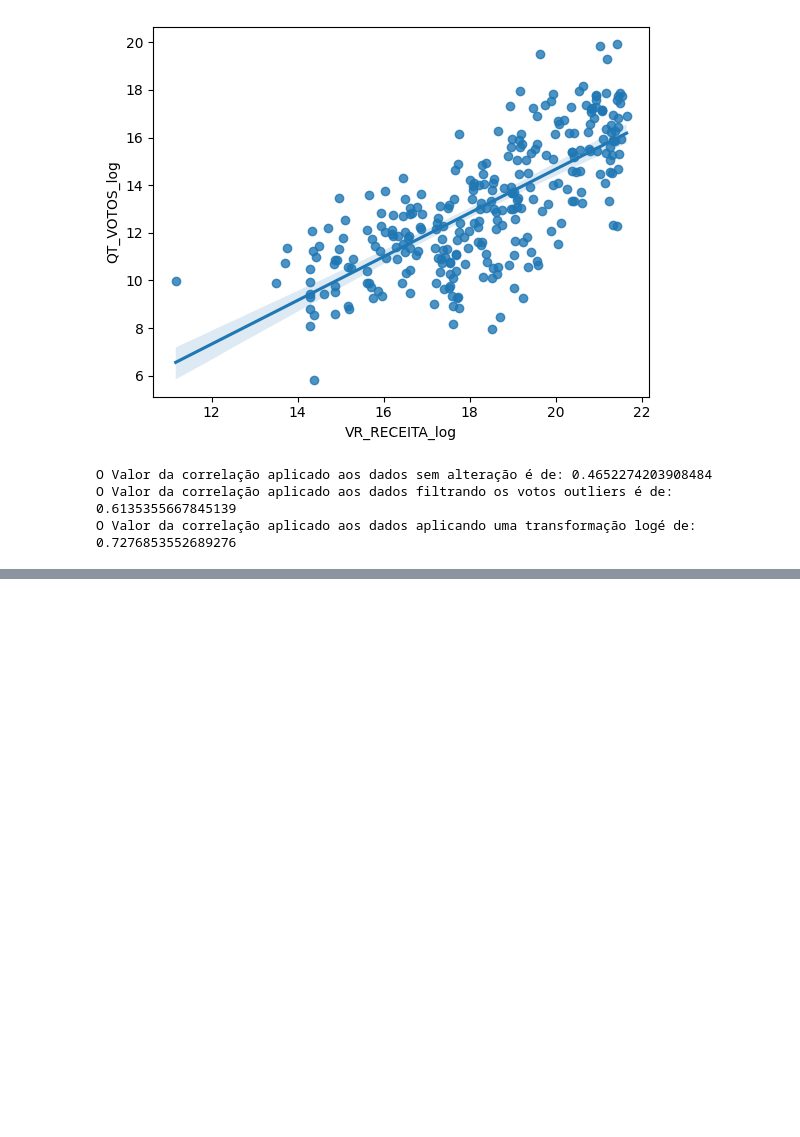
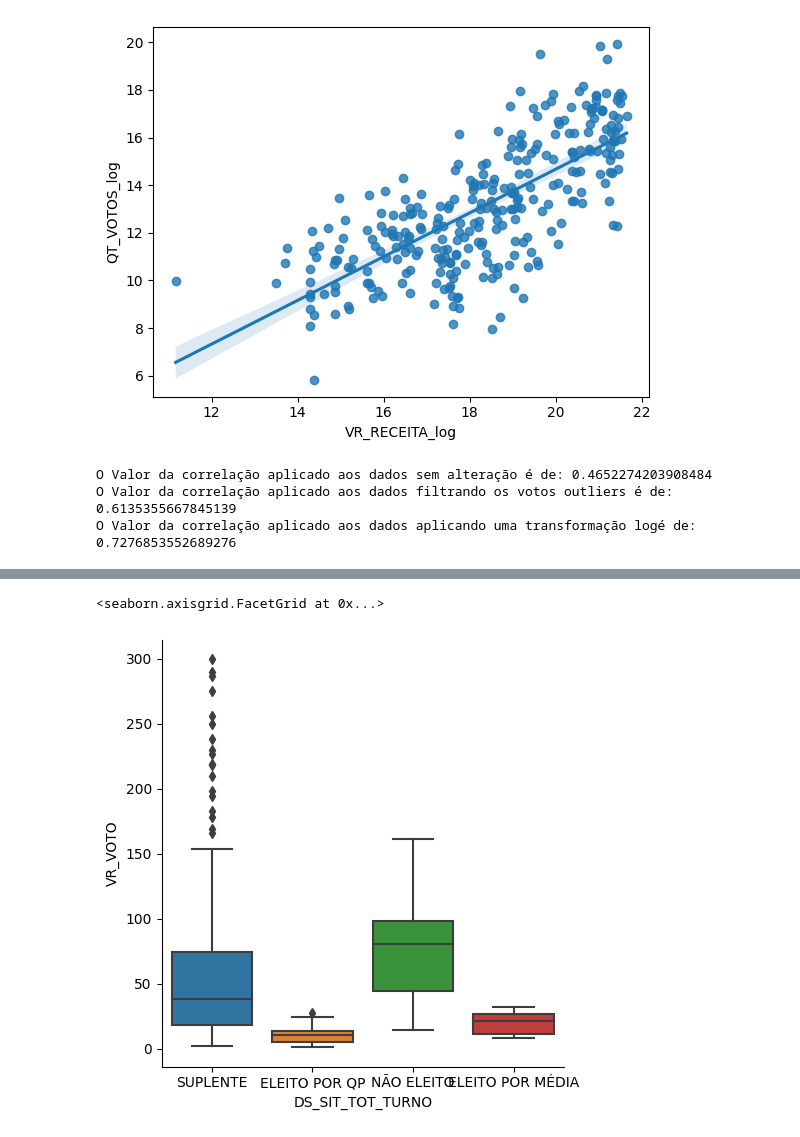
Before and after one commit to tecMTST/tutorial-de-dados, a Jupyter notebook: 05_financiamento-eleitoral/03_analise_media_financiamento.ipynb, the cells around one changed output, grey strips where cells are left out. Drawn from its saved outputs; the diff is of its cells as text; code cells hidden in the pictures; blank space fills up the shorter version.

```diff
--- a/05_financiamento-eleitoral/03_analise_media_financiamento.ipynb
+++ b/05_financiamento-eleitoral/03_analise_media_financiamento.ipynb
@@ -207,0 +208,6 @@ O Valor da correlação aplicado aos dados aplicando uma transformação logé d
+# %%
+df_candidato = pd.read_csv('dados/processados/SP/2022/DeputadoFederal/candidato.csv', encoding='latin-1', sep=',')
+
+df_voto_receita['VR_VOTO'] = df_voto_receita['VR_RECEITA']/df_voto_receita['QT_VOTOS']
+df_voto_receita = pd.merge(df_candidato[['SQ_CANDIDATO', 'DS_SIT_TOT_TURNO']], df_voto_receita, on='SQ_CANDIDATO')
+df_voto_receita
@@ -207,0 +228,7 @@ O Valor da correlação aplicado aos dados aplicando uma transformação logé d
+# %%
+import seaborn as sns
+
+sns.catplot(data=df_voto_receita[df_voto_receita['VR_VOTO']<300], x='DS_SIT_TOT_TURNO', y='VR_VOTO', kind='box')
+# %% [output]
+<seaborn.axisgrid.FacetGrid at 0x...>
+[figure, added]
```
Also changed, not shown: parts of 4 cells of this notebook, 4 other files.
